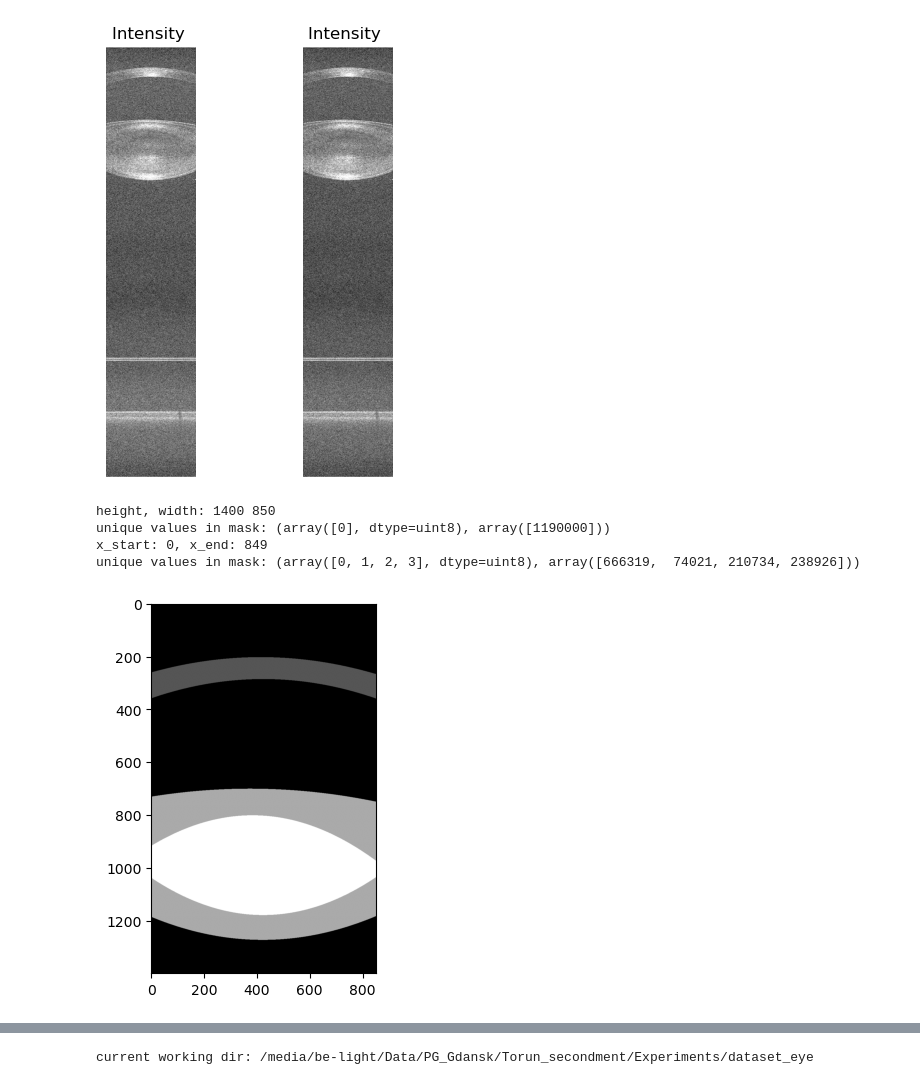
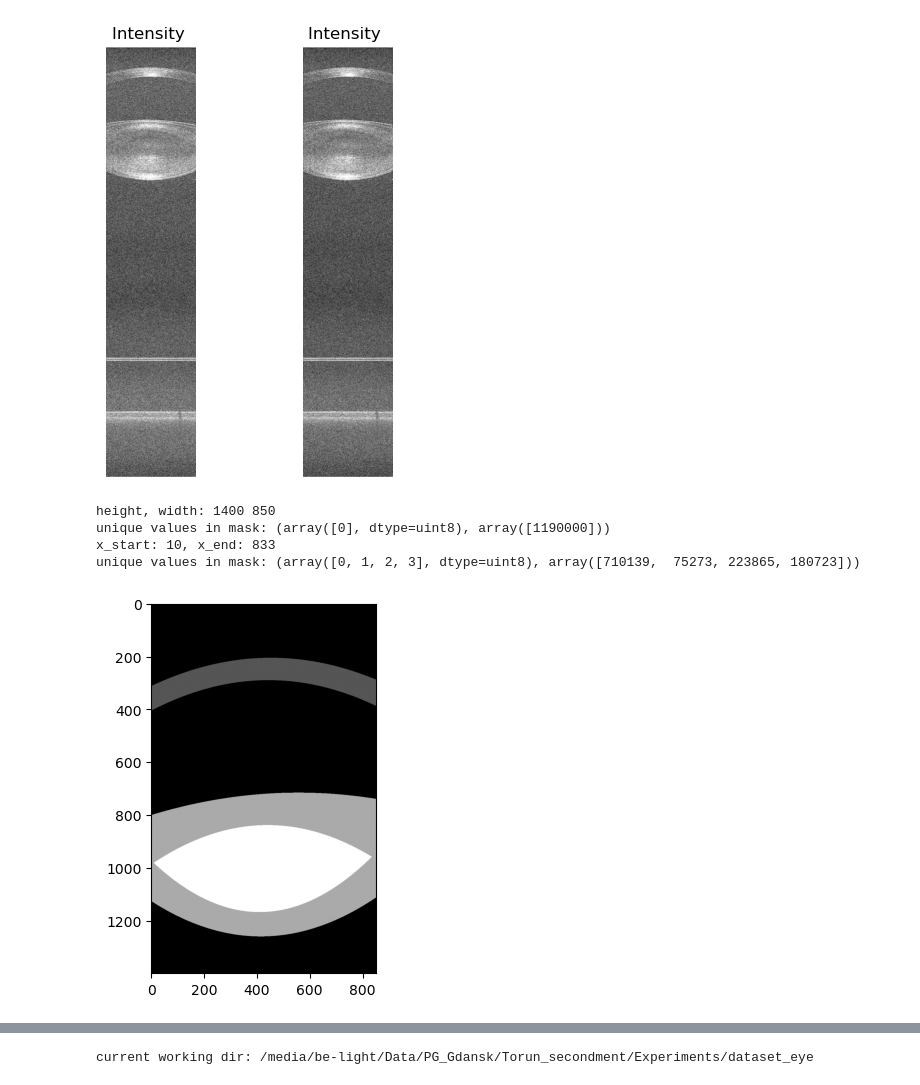
Before and after one commit to usmanraza121/SegOCT_BioLab, a Jupyter notebook: annotation.ipynb, the cells around one changed output, grey strips where cells are left out. Cells and saved outputs as stored; diff of their text form; code cells hidden in the pictures.

```diff
--- a/annotation.ipynb
+++ b/annotation.ipynb
@@ -76,10 +74,10 @@ import cv2 as cv2
 
 H, W = 4096, 850
 
-data_root ="/media/be-light/Data/PG_Gdansk/Torun_secondment/Experiments/Training Data"
+data_root ="/media/be-light/Data/PG_Gdansk/Torun_secondment/Experiments/dataset_eye/old data/Training Data"
 
-# segmentation = np.fromfile(data_root + "/CN043_DJ_18_M/OD/6-0D/2/Horizontal/Segmentation.bin", dtype = np.uint8)
-segmentation = np.fromfile("/media/be-light/Data/PG_Gdansk/Torun_secondment/Experiments/dataset_eye/new data/ROC/CN029_FK_24_M/OS/6-0D/6/Vertical/Segmentation.bin", dtype=np.uint8)
+segmentation = np.fromfile(data_root + "/CN029_FK_24_M/OS/6-0D/0/Horizontal/Segmentation.bin", dtype = np.uint8)
+# segmentation = np.fromfile("/media/be-light/Data/PG_Gdansk/Torun_secondment/Experiments/dataset_eye/new data/ROC/CN029_FK_24_M/OS/6-0D/6/Vertical/Segmentation.bin", dtype=np.uint8)
 # print('unique values in segmentation:', np.unique(segmentation, return_counts = True))
 
 segmentation = segmentation[:H*W].reshape(W, H).T
@@ -129,36 +127,36 @@ x5_start, x5_end = compute_x_range(4) # 5th layer (nucleus top)
 # x6_start, x6_end = compute_y6_range(5) # 6th layer (nucleus bottom)
 
 for x in range(width):
     ys = all_layers[x]
     if len(ys) == 0:
         continue
 
     for layer_num, (y_start, y_end) in layer_pairs.items():
         if y_start <= len(ys) and y_end <= len(ys):
             y_top, y_bottom = ys[y_start - 1], ys[y_end - 1]
 
             if layer_num == 3:  # Nucleus
                 if x5_start is None or x5_end is None or not (x5_start + 1 <= x <= x5_end-1):
                     continue
             # if layer_num == 3:  # Nucleus
             #     if x6_start is None or x6_end is None or not (x6_start + 1 <= x < x6_end):
             #         continue
 
             label = cv2.line(mask, (x, y_top), (x, y_bottom), color=layer_num, thickness=1)
 
 label = cv2.morphologyEx(mask, cv2.MORPH_CLOSE, np.ones((3, 3), np.uint8))
 print('unique values in mask:', np.unique(label, return_counts = True))
 plt.imshow(label, cmap='grey')
 plt.show()
 
 # plt.imshow(mask2)
 # plt.show()
 # %% [output]
 height, width: 1400 850
 unique values in mask: (array([0], dtype=uint8), array([1190000]))
-x_start: 0, x_end: 849
-unique values in mask: (array([0, 1, 2, 3], dtype=uint8), array([666319,  74021, 210734, 238926]))
+x_start: 10, x_end: 833
+unique values in mask: (array([0, 1, 2, 3], dtype=uint8), array([710139,  75273, 223865, 180723]))
-[figure, old version]
+[figure, new version]
 # %%
 import numpy as np
 import matplotlib.pyplot as plt
```
Also changed, not shown: parts of 10 cells of this notebook.
